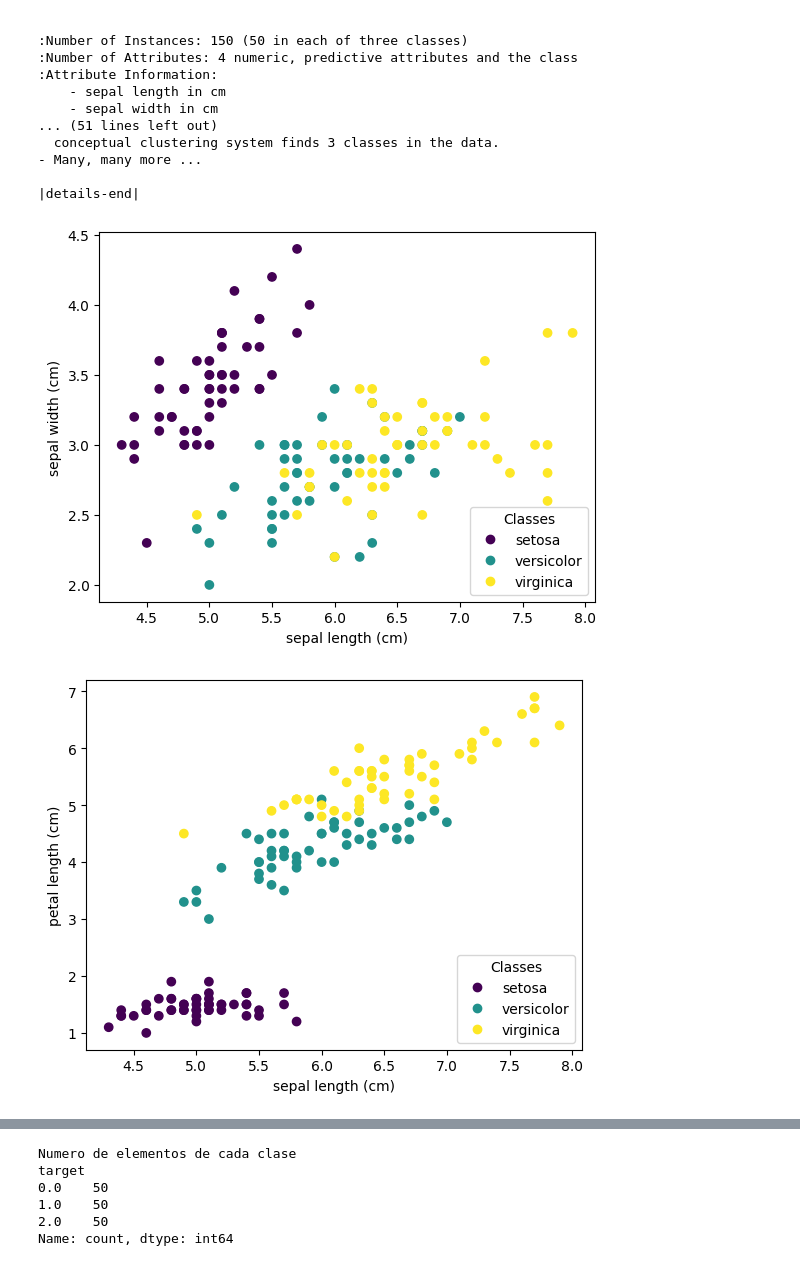
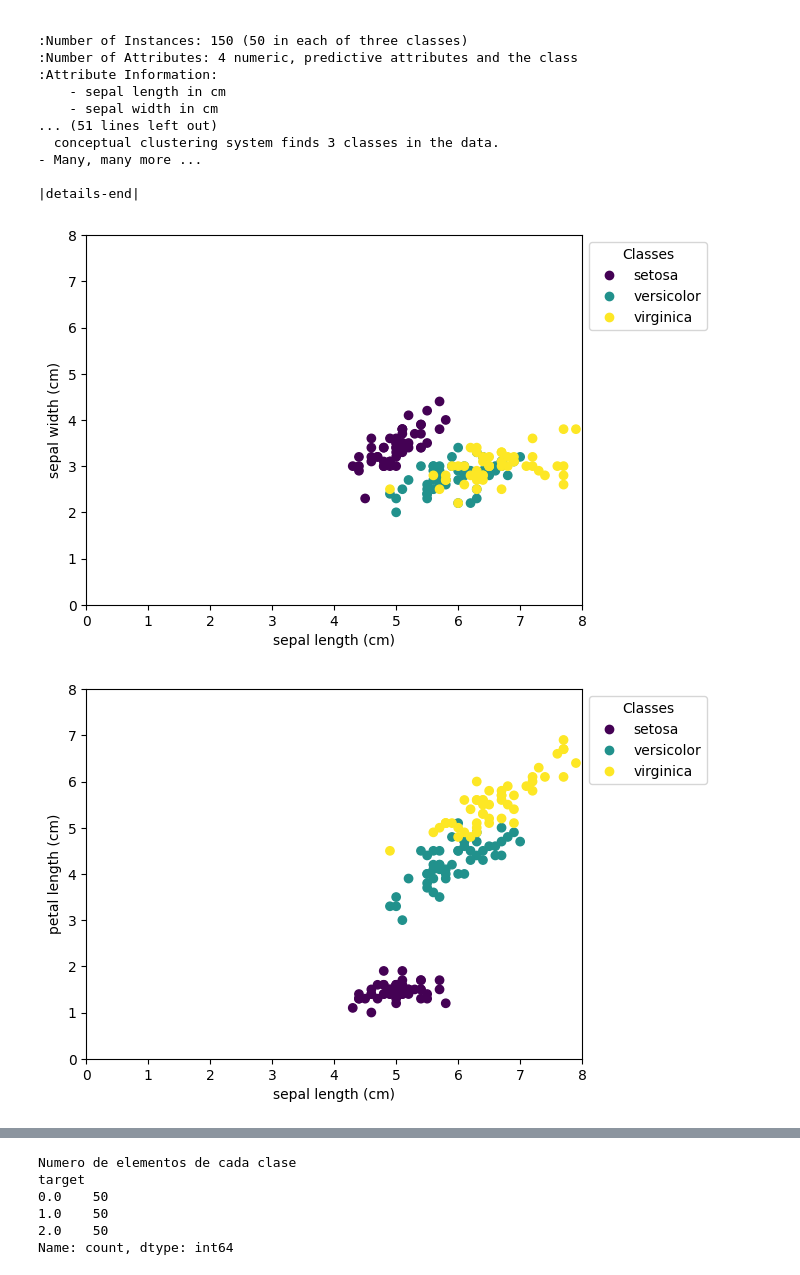
Before and after one commit to Cachaza/IA_LAB02_MLP, a Jupyter notebook: L2P1-Perceptron.ipynb, the cells around one changed output, grey strips where cells are left out. Drawn from its saved outputs; the diff is of its cells as text; code cells hidden in the pictures.

```diff
--- a/L2P1-Perceptron.ipynb
+++ b/L2P1-Perceptron.ipynb
@@ -38,14 +40,16 @@ Iris plants dataset
 # %%
 for i in range (0, 4):
     for j in range (0, 4):
         if i == j:
             continue
         _, ax = plt.subplots()
         scatter = ax.scatter(iris.data[:, i], iris.data[:, j], c=iris.target)
         ax.set(xlabel=iris.feature_names[i], ylabel=iris.feature_names[j])
         _ = ax.legend(
-            scatter.legend_elements()[0], iris.target_names, loc="lower right", title="Classes"
+            scatter.legend_elements()[0], iris.target_names, loc="upper left", title="Classes", bbox_to_anchor=(1, 1)
         )
+        plt.xlim(0, 8)
+        plt.ylim(0, 8)
 # %% [output]
-[figure, old version]
+[figure, new version]
-[figure, old version]
+[figure, new version]
```
Also changed, not shown: parts of 29 cells of this notebook.
